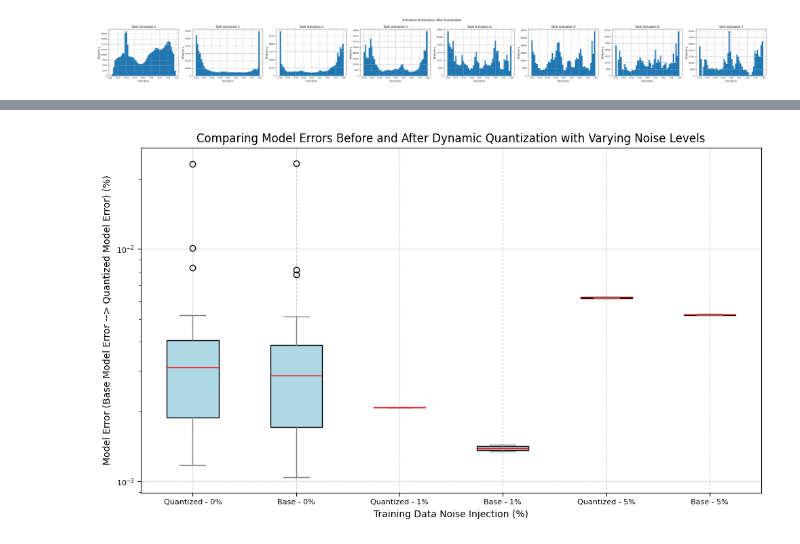
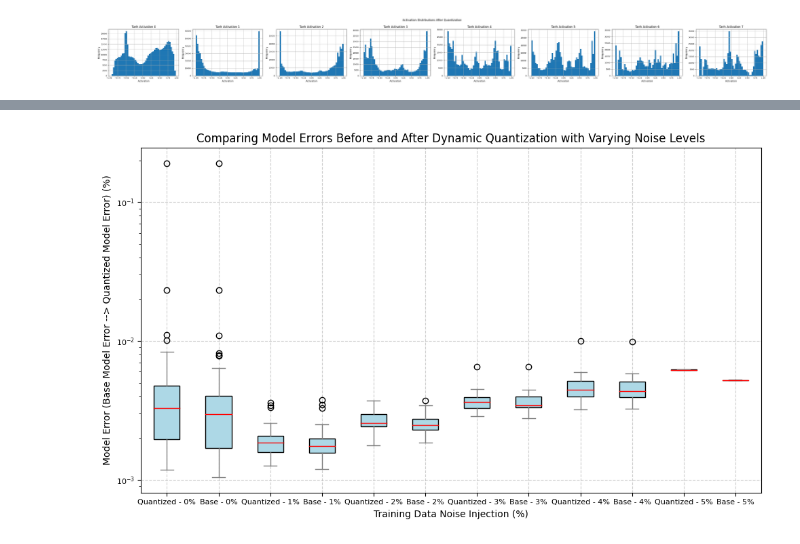
Before and after one commit to IseanB/Robustifying-Dynamic-Quantization-of-PINNs, a Jupyter notebook: Burgers Identification (PyTorch).ipynb, the cells around one changed output, grey strips where cells are left out. Saved outputs shown, nothing was run; the diff lists cells and outputs as text; code cells hidden in the pictures.

```diff
--- a/Burgers Identification (PyTorch).ipynb
+++ b/Burgers Identification (PyTorch).ipynb
@@ -1343,33 +982,45 @@ plt.show()
 # %%
 postQ_data_00 = (base_00.T)[1]
 postQ_data_01 = (data_01.T)[1]
+postQ_data_02 = (data_02.T)[1]
+postQ_data_03 = (data_03.T)[1]
+postQ_data_04 = (data_04.T)[1]
 postQ_data_05 = (data_05.T)[1]
 
 base_data_00 = (base_00.T)[0]
 base_data_01 = (data_01.T)[0]
+base_data_02 = (data_02.T)[0]
+base_data_03 = (data_03.T)[0]
+base_data_04 = (data_04.T)[0]
 base_data_05 = (data_05.T)[0]
 
 # Plot box-and-whisker plot
 plt.figure(figsize=(10, 6))
 plt.boxplot(
     [postQ_data_00, base_data_00,
       postQ_data_01, base_data_01,
+      postQ_data_02, base_data_02,
+      postQ_data_03, base_data_03,
+      postQ_data_04, base_data_04,
       postQ_data_05, base_data_05],
     labels=['Quantized - 0%', 'Base - 0%',
             'Quantized - 1%', 'Base - 1%',
+            'Quantized - 2%', 'Base - 2%',
+            'Quantized - 3%', 'Base - 3%',
+            'Quantized - 4%', 'Base - 4%',
             'Quantized - 5%', 'Base - 5%'],
     patch_artist=True,
     boxprops=dict(facecolor='lightblue'),
     medianprops=dict(color='red'),
     whiskerprops=dict(color='gray'),
     capprops=dict(color='gray')
 )
 plt.ylabel("Model Error (Base Model Error --> Quantized Model Error) (%)")
 plt.yscale('log')
 plt.xlabel("Training Data Noise Injection (%)")
 plt.title("Comparing Model Errors Before and After Dynamic Quantization with Varying Noise Levels")
 plt.grid(True, linestyle='--', alpha=0.6)
 plt.tight_layout()
 plt.show()
 # %% [output]
-[figure, old version]
+[figure, new version]
```
Also changed, not shown: parts of 9 cells of this notebook.
